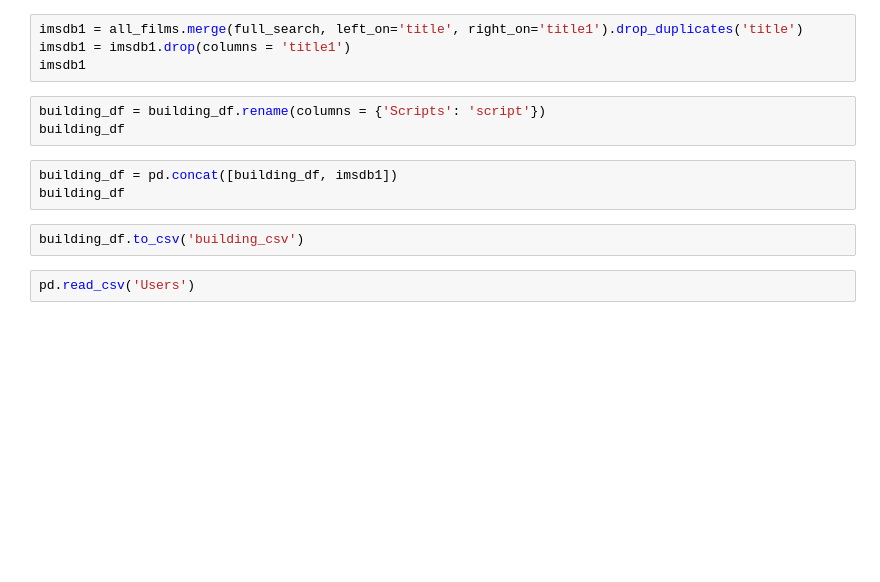
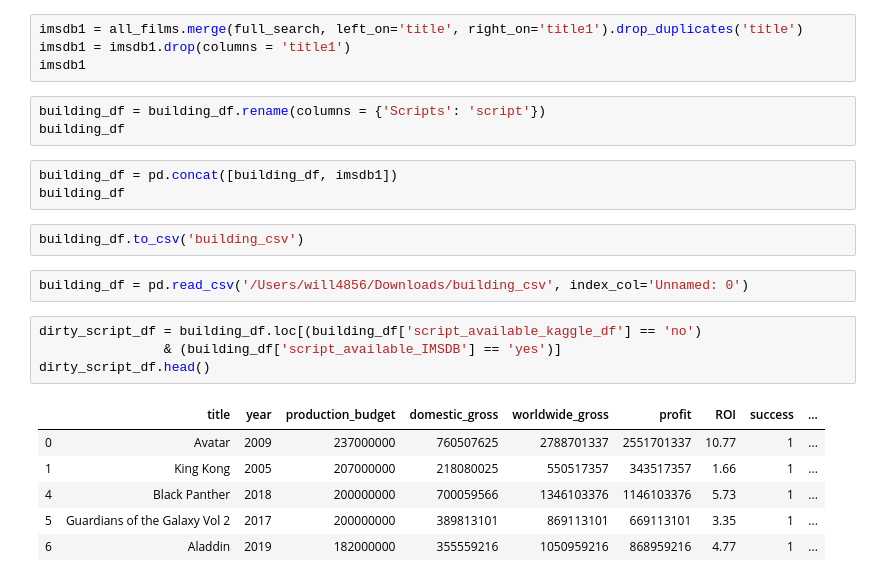
Before and after one commit to will4865/FlatironCapstoneProject, a Jupyter notebook: Script Import.ipynb, the cells around one changed output. Drawn from its saved outputs; the diff is of its cells as text; blank space fills up the shorter version.

```diff
--- a/Script Import.ipynb
+++ b/Script Import.ipynb
@@ -303,5 +303,16 @@ building_df = pd.concat([building_df, imsdb1])
 building_df
 # %%
 building_df.to_csv('building_csv')
-# %%
-pd.read_csv('Users')
+# %%
+building_df = pd.read_csv('/Users/will4856/Downloads/building_csv', index_col='Unnamed: 0')
+# %%
+dirty_script_df = building_df.loc[(building_df['script_available_kaggle_df'] == 'no')
+                & (building_df['script_available_IMSDB'] == 'yes')]
+dirty_script_df.head()
+# %% [output]
+|  | title | year | production_budget | domestic_gross | worldwide_gross | profit | ROI | success | ... |
+| 0 | Avatar | 2009 | 237000000 | 760507625 | 2788701337 | 2551701337 | 10.77 | 1 | ... |
+| 1 | King Kong | 2005 | 207000000 | 218080025 | 550517357 | 343517357 | 1.66 | 1 | ... |
+| 4 | Black Panther | 2018 | 200000000 | 700059566 | 1346103376 | 1146103376 | 5.73 | 1 | ... |
+| 5 | Guardians of the Galaxy Vol 2 | 2017 | 200000000 | 389813101 | 869113101 | 669113101 | 3.35 | 1 | ... |
+| 6 | Aladdin | 2019 | 182000000 | 355559216 | 1050959216 | 868959216 | 4.77 | 1 | ... |
```
Also changed, not shown: parts of 9 cells of this notebook.
